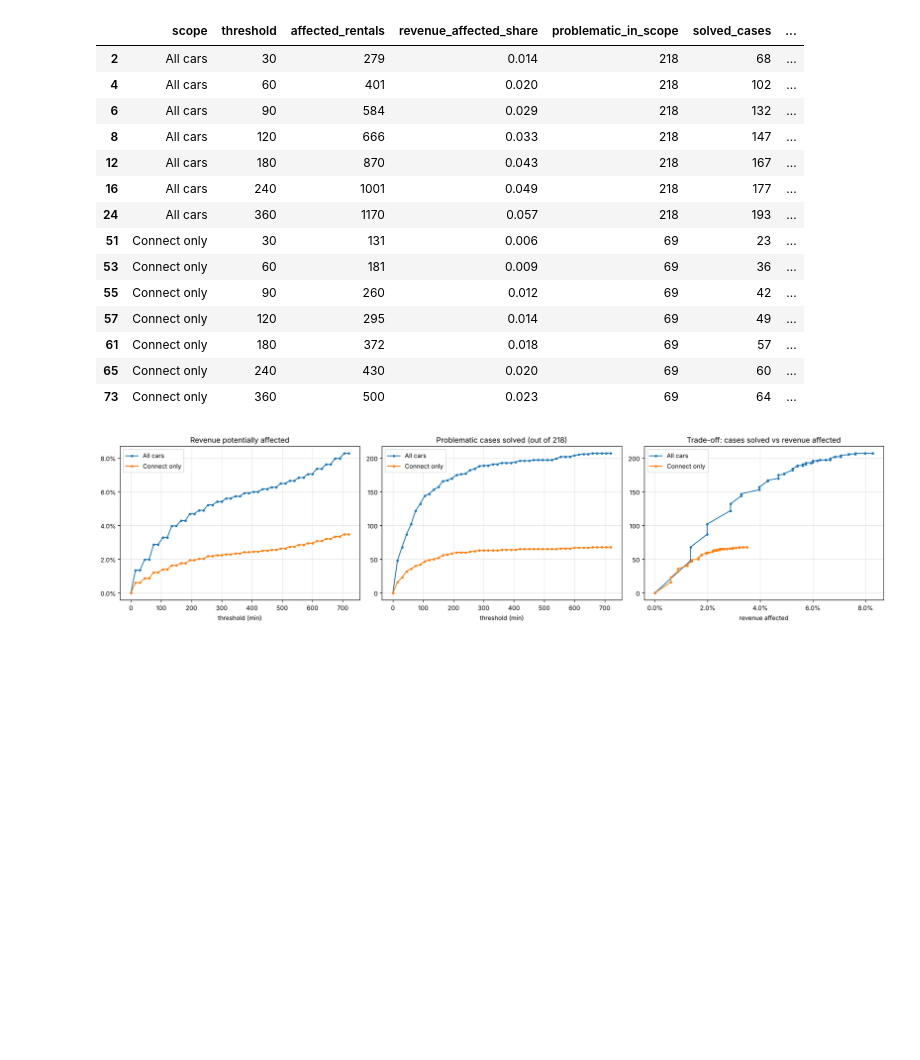
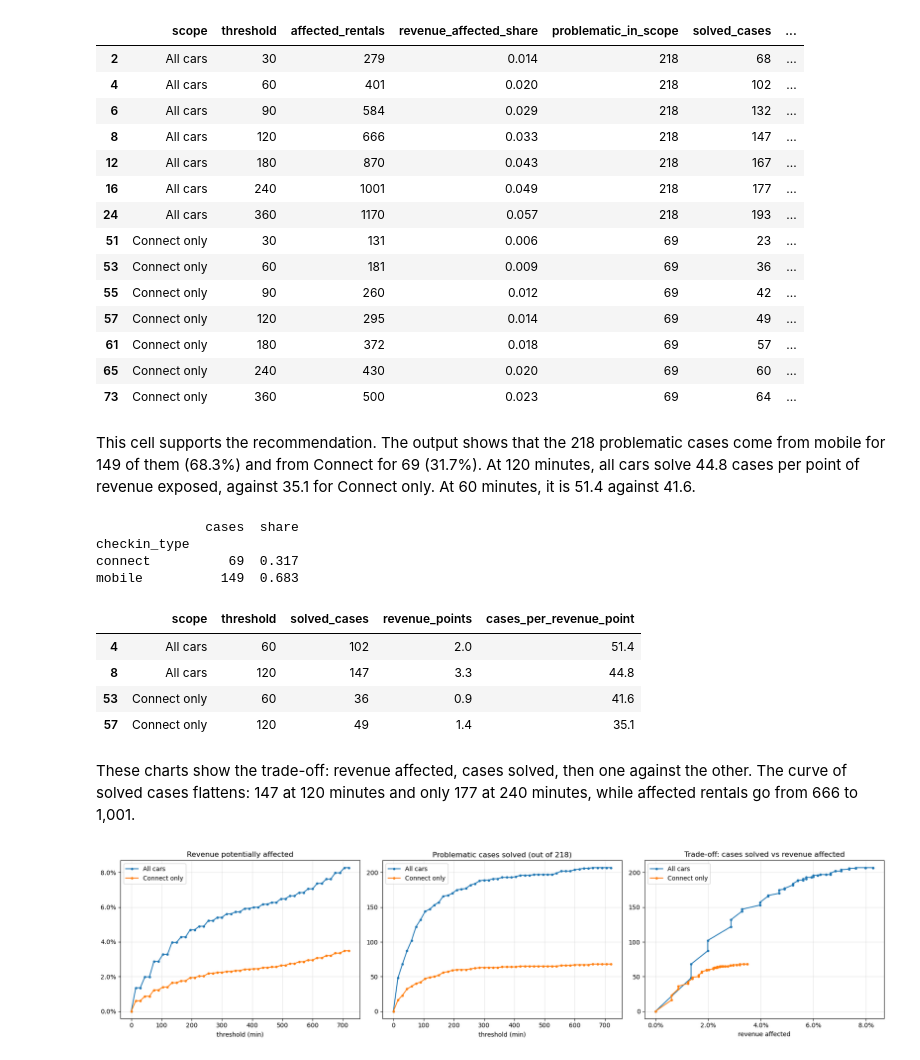
Before and after one commit to monpetitsiteweb-hue/getaround-project, a Jupyter notebook: notebooks/01_delay_analysis.ipynb, the cells around one changed output. Drawn from its saved outputs; the diff is of its cells as text; code cells hidden in the pictures; blank space fills up the shorter version.

Commit message:
Recommend all cars at 120 minutes, comment notebooks, fix late share

```diff
--- a/notebooks/01_delay_analysis.ipynb
+++ b/notebooks/01_delay_analysis.ipynb
@@ -173,0 +208,6 @@ Overall cancellation rate: 0.153
+# %%
+is_problem = known.loc[known['is_problematic'], 'state'].eq('canceled')
+not_problem = known.loc[~known['is_problematic'], 'state'].eq('canceled')
+gap = is_problem.mean() - not_problem.mean()
+se = np.sqrt(is_problem.mean() * (1 - is_problem.mean()) / len(is_problem) + not_problem.mean() * (1 - not_problem.mean()) / len(not_problem))
+print(f'Gap: {gap:+.3f} | 95% CI: {gap - 1.96 * se:+.3f} to {gap + 1.96 * se:+.3f}')
@@ -212,6 +257,28 @@ key.round(3)
 | 61 | Connect only | 180 | 372 | 0.018 | 69 | 57 | ... |
 | 65 | Connect only | 240 | 430 | 0.020 | 69 | 60 | ... |
 | 73 | Connect only | 360 | 500 | 0.023 | 69 | 64 | ... |
+# %% [markdown]
+This cell supports the recommendation. The output shows that the 218 problematic cases come from mobile for 149 of them (68.3%) and from Connect for 69 (31.7%). At 120 minutes, all cars solve 44.8 cases per point of revenue exposed, against 35.1 for Connect only. At 60 minutes, it is 51.4 against 41.6.
+# %%
+flow_split = prob.groupby('checkin_type').size().to_frame('cases').assign(share=lambda t: (t['cases'] / t['cases'].sum()).round(3))
+print(flow_split)
+efficiency = sim[sim['threshold'].isin([60, 120])].assign(
+    revenue_points=lambda t: t['revenue_affected_share'] * 100,
+    cases_per_revenue_point=lambda t: t['solved_cases'] / t['revenue_points'],
+)
+efficiency[['scope', 'threshold', 'solved_cases', 'revenue_points', 'cases_per_revenue_point']].round(1)
+# %% [output]
+              cases  share
+checkin_type
+connect          69  0.317
+mobile          149  0.683
+|  | scope | threshold | solved_cases | revenue_points | cases_per_revenue_point |
+| 4 | All cars | 60 | 102 | 2.0 | 51.4 |
+| 8 | All cars | 120 | 147 | 3.3 | 44.8 |
+| 53 | Connect only | 60 | 36 | 0.9 | 41.6 |
+| 57 | Connect only | 120 | 49 | 1.4 | 35.1 |
+# %% [markdown]
+These charts show the trade-off: revenue affected, cases solved, then one against the other. The curve of solved cases flattens: 147 at 120 minutes and only 177 at 240 minutes, while affected rentals go from 666 to 1,001.
 # %%
 fig, ax = plt.subplots(1, 3, figsize=(18, 4.5))
 for s, g in sim.groupby('scope'):
@@ -224,7 +291,7 @@ ax[2].set_title('Trade-off: cases solved vs revenue affected'); ax[2].set_xlabel
 for a in ax: a.legend(); a.grid(alpha=0.3)
 plt.tight_layout(); plt.show()
 # %% [output]
-[figure, old version]
+[figure, new version]
 # %% [markdown]
 ## 4. Answers and recommendation
 
```
Also changed, not shown: parts of 21 cells of this notebook, 3 other files.
